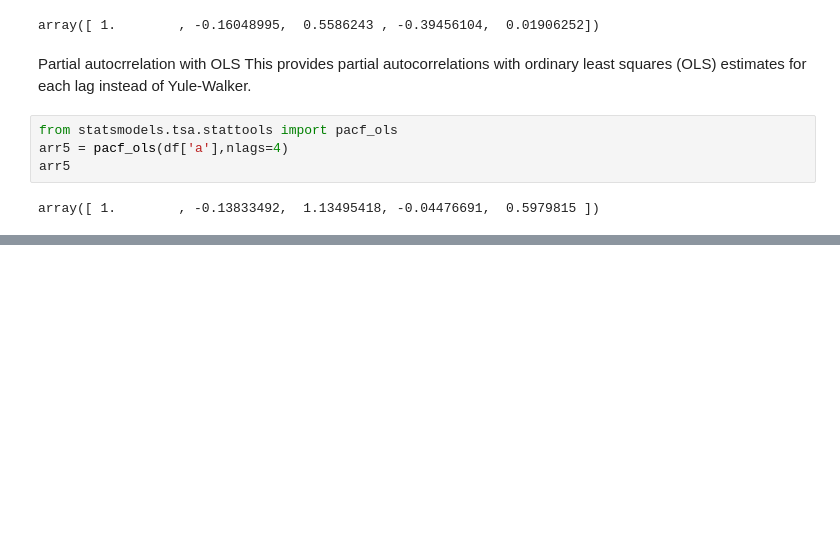
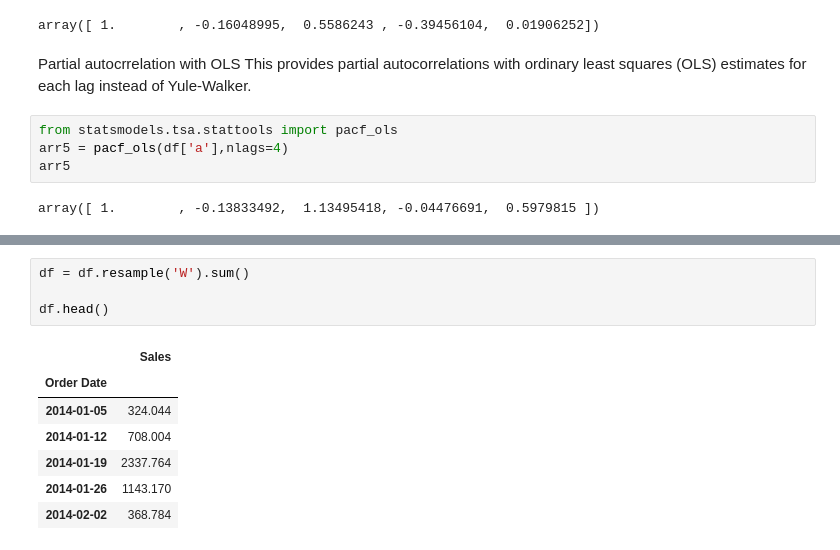
Before and after one commit to Suryasadasivam/Time_series_practice, a Jupyter notebook: Time_series_forecasting_traditional_method.ipynb, the cells around one changed output, grey strips where cells are left out. Drawn from its saved outputs; the diff is of its cells as text; blank space fills up the shorter version.

```diff
--- a/Time_series_forecasting_traditional_method.ipynb
+++ b/Time_series_forecasting_traditional_method.ipynb
@@ -357,0 +383,12 @@ array([ 1.        , -0.13833492,  1.13495418, -0.04476691,  0.5979815 ])
+# %%
+df = df.resample('W').sum()
+
+df.head()
+# %% [output]
+|  | Sales |
+| Order Date |  |
+| 2014-01-05 | 324.044 |
+| 2014-01-12 | 708.004 |
+| 2014-01-19 | 2337.764 |
+| 2014-01-26 | 1143.170 |
+| 2014-02-02 | 368.784 |
```
Also changed, not shown: parts of 12 cells of this notebook.
